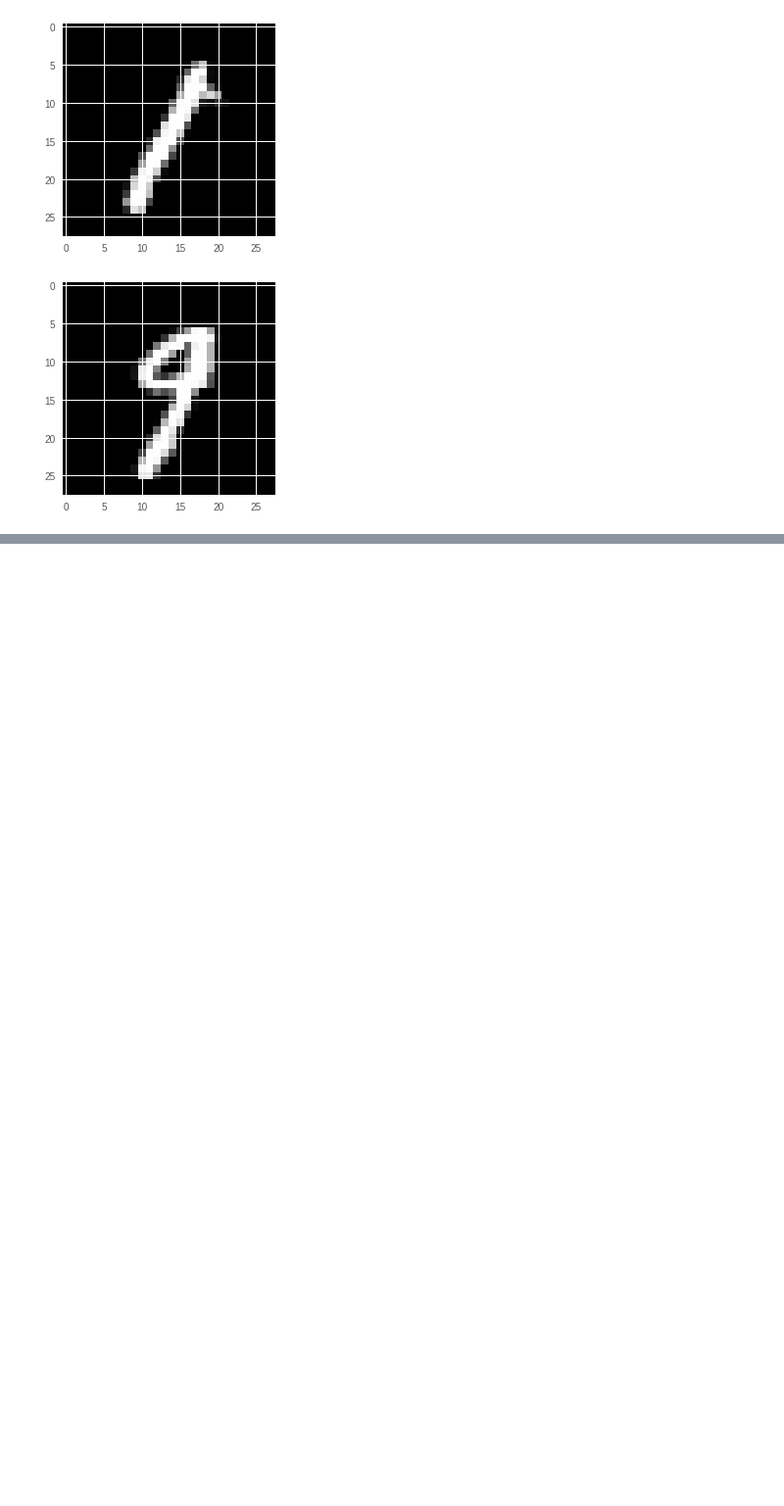
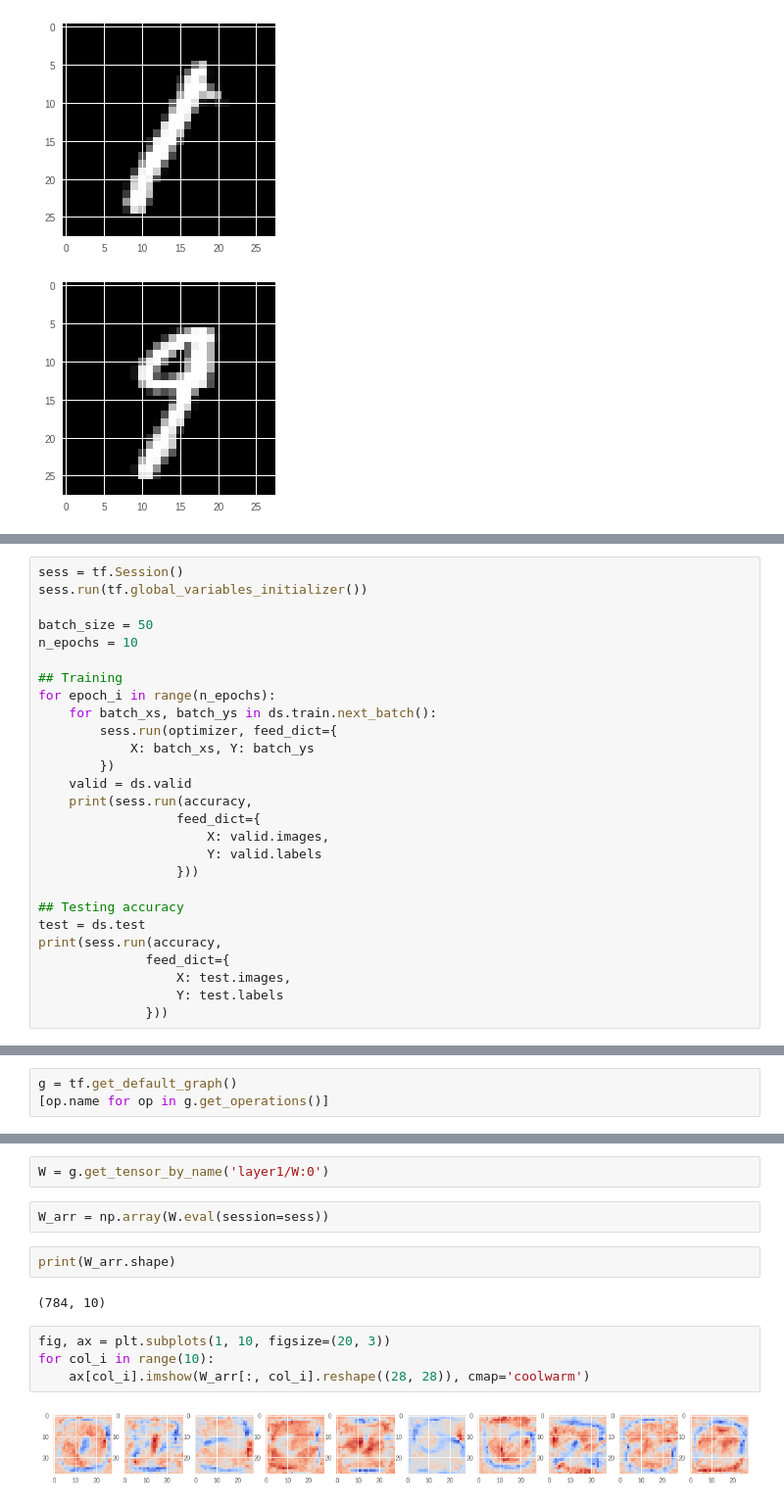
Before and after one commit to JacksonIsaac/kadenze-deeplearning-creative-applications, a Jupyter notebook: Kadenze_Session_3.ipynb, the cells around one changed output, grey strips where cells are left out. Shown at 98% size. Cells and saved outputs as stored; diff of their text form; blank space fills up the shorter version.

```diff
--- a/Kadenze_Session_3.ipynb
+++ b/Kadenze_Session_3.ipynb
@@ -355,0 +395,27 @@ Extracting MNIST_data/t10k-labels-idx1-ubyte.gz
+# %%
+sess = tf.Session()
+sess.run(tf.global_variables_initializer())
+
+batch_size = 50
+n_epochs = 10
+
+## Training
+for epoch_i in range(n_epochs):
+    for batch_xs, batch_ys in ds.train.next_batch():
+        sess.run(optimizer, feed_dict={
+            X: batch_xs, Y: batch_ys
+        })
+    valid = ds.valid
+    print(sess.run(accuracy,
+                  feed_dict={
+                      X: valid.images,
+                      Y: valid.labels
+                  }))
+
+## Testing accuracy
+test = ds.test
+print(sess.run(accuracy,
+              feed_dict={
+                  X: test.images,
+                  Y: test.labels
+              }))
@@ -355,0 +434,3 @@ Extracting MNIST_data/t10k-labels-idx1-ubyte.gz
+# %%
+g = tf.get_default_graph()
+[op.name for op in g.get_operations()]
@@ -355,0 +455,14 @@ Extracting MNIST_data/t10k-labels-idx1-ubyte.gz
+# %%
+W = g.get_tensor_by_name('layer1/W:0')
+# %%
+W_arr = np.array(W.eval(session=sess))
+# %%
+print(W_arr.shape)
+# %% [output]
+(784, 10)
+# %%
+fig, ax = plt.subplots(1, 10, figsize=(20, 3))
+for col_i in range(10):
+    ax[col_i].imshow(W_arr[:, col_i].reshape((28, 28)), cmap='coolwarm')
+# %% [output]
+[figure, added]
```
Also changed, not shown: parts of 4 cells of this notebook.
